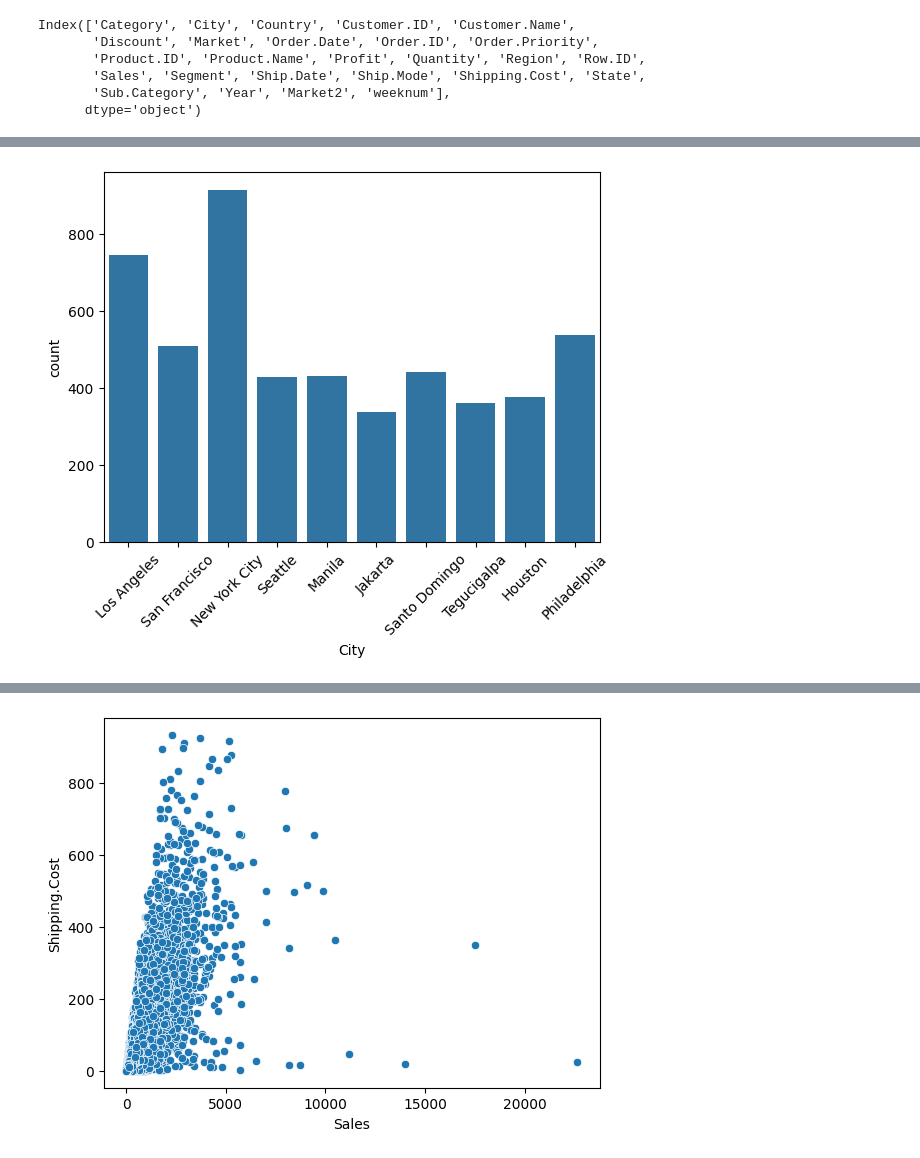
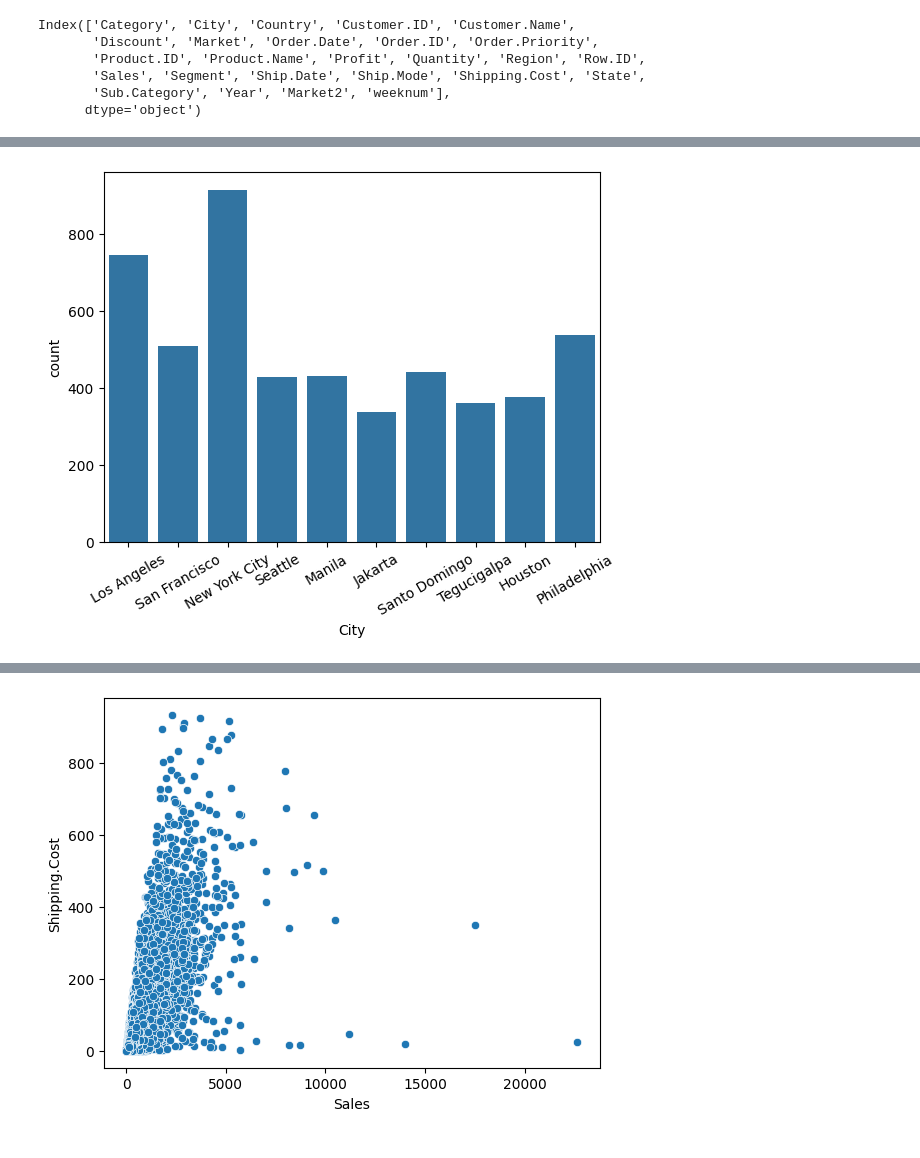
Before and after one commit to saiiexd/UNIVERSITY, a Jupyter notebook: Data Exploration/Class Notes/superstore.ipynb, the cells around one changed output, grey strips where cells are left out. Saved outputs shown, nothing was run; the diff lists cells and outputs as text; code cells hidden in the pictures.

```diff
--- a/Data Exploration/Class Notes/superstore.ipynb
+++ b/Data Exploration/Class Notes/superstore.ipynb
@@ -135,7 +166,7 @@ superstore = pd.read_csv(r"C:\Users\saive\OneDrive\Desktop\UNIVERSITY\Data Explo
 top_cities = superstore['City'].value_counts().head(10).index
 # %%
 sns.countplot(data=superstore[superstore['City'].isin(top_cities)], x='City')
-plt.xticks(rotation=45)
+plt.xticks(rotation=30)
 plt.show()
 # %% [output]
-[figure, old version]
+[figure, new version]
```
Also changed, not shown: parts of 4 cells of this notebook.
